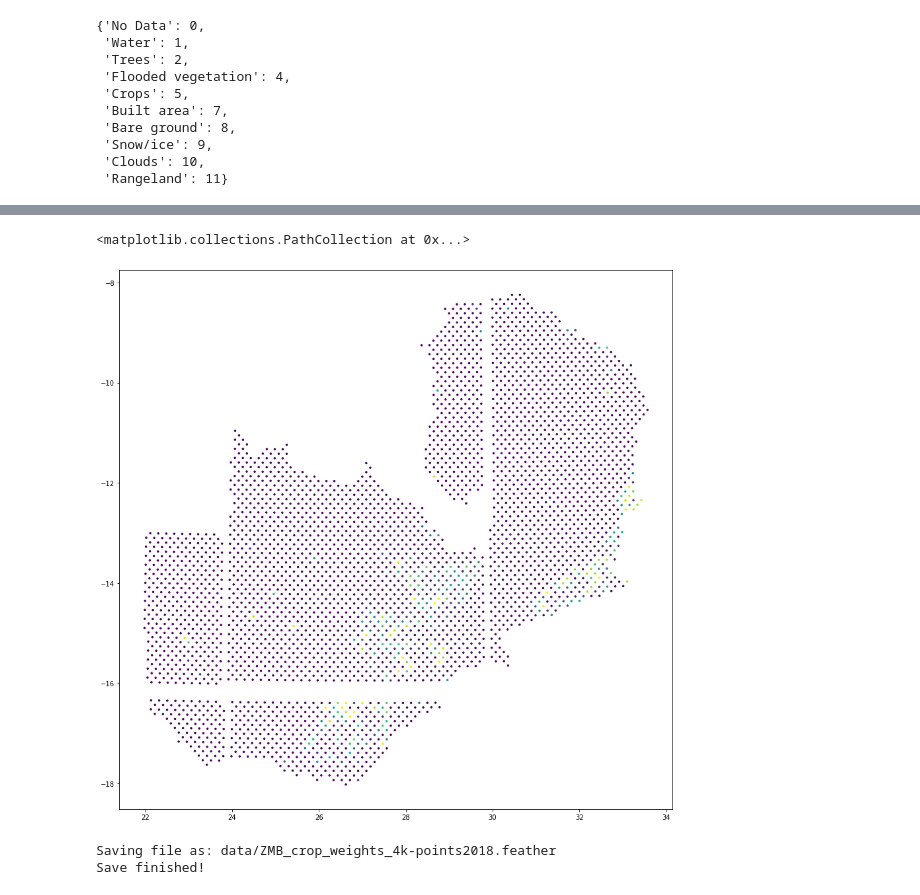
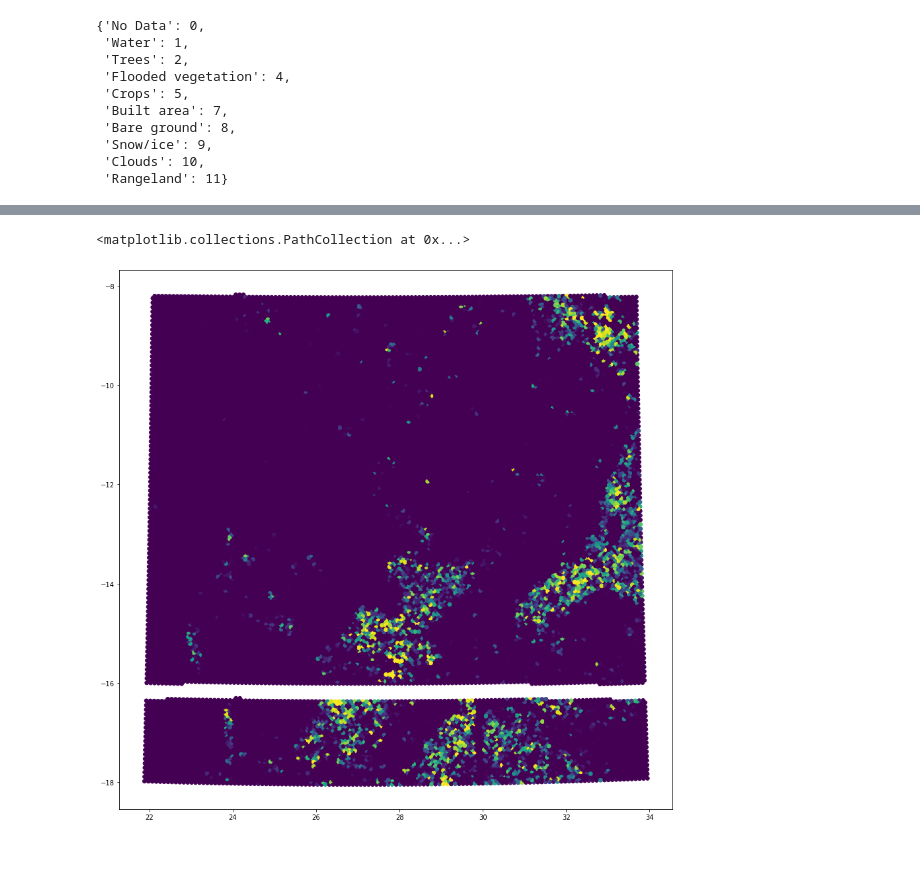
Before and after one commit to cropmosaiks/Featurization, a Jupyter notebook: land_cover_9_class.ipynb, the cells around one changed output, grey strips where cells are left out. Saved outputs shown, nothing was run; the diff lists cells and outputs as text; code cells hidden in the pictures; blank space fills up the shorter version.

```diff
--- a/land_cover_9_class.ipynb
+++ b/land_cover_9_class.ipynb
@@ -49,9 +52,6 @@ cell_size = 5000
 # %% [markdown]
 ## Create grid and sample points to classify
 # %%
-geodetic_epsg = 'EPSG:4326'
-projected_epsg = 'EPSG:20935'
-
 africa = geopandas.read_file('data/africa_adm0.geojson')
 boundary = africa[africa.adm0_a3 == country]
 
@@ -87,7 +87,8 @@ grid['y'] = grid.groupby(['lat']).ngroup() + 1
 grid['includepoint'] = (grid.y + grid.x) % 2 == 0
 grid = grid[grid.includepoint]
 
-gdf = grid[grid.within(boundary_prj.unary_union)]
+# gdf = grid[grid.within(boundary_prj.unary_union)]
+gdf = grid.copy()
 gdf = gdf.to_crs(geodetic_epsg)
 gdf['lon'] = gdf.geometry.x
 gdf['lat'] = gdf.geometry.y
@@ -104,12 +105,6 @@ gdf["hd"] = hd
 gdf = gdf.sort_values("hd")
 
 dgdf = dask_geopandas.from_geopandas(gdf, npartitions=NPARTITIONS, sort=False)
-# %%
-catalog = pystac_client.Client.open(
-    "https://planetarycomputer.microsoft.com/api/stac/v1/"
-)
-# point = {"type": "Point", "coordinates": [-112.107676, 36.101690]}
-# search = catalog.search(collections=["nasadem"], intersects=point, limit=1)
 # %%
 def query(points):
     """
@@ -225,16 +219,41 @@ class CustomDataset(Dataset):
 
         lon, lat = self.points[idx]
         fn = self.fns[idx]
+        if lat < 0:
+            if lon >= 6.0 and lon < 12.0:
+                epsg = 32732
+            elif lon >= 12.0 and lon < 18.0:
+                epsg = 32733
+            elif lon >= 18.0 and lon < 24.0:
+                epsg = 32734
+            elif lon >= 24.0 and lon < 30.0:
+                epsg = 32735
+            elif lon >= 30.0 and lon < 36.0:
+                epsg = 32736
+            elif lon >= 36.0 and lon < 42.0:
+                epsg = 32737
+            elif lon >= 42.0 and lon < 48.0:
+                epsg = 32738
+            else:
+                epsg = 32739
+        else:
+            pass
 
         if fn is None:
             return None
         else:
             point_geom = shapely.geometry.mapping(shapely.geometry.Point(lon, lat))
 
+
+
             with rasterio.Env():
                 with rasterio.open(fn, "r") as f:
                     point_geom = rasterio.warp.transform_geom(
-                        "epsg:4326", f.crs.to_string(), point_geom
+                        "epsg:4326",
+                        epsg,
+                        # projected_epsg,
+                        # f.crs.to_string(),
+                        point_geom
                     )
                     point_shape = shapely.geometry.shape(point_geom)
                     mask_shape = point_shape.buffer(self.buffer).envelope
@@ -250,3 +269,4 @@ class CustomDataset(Dataset):
             out_image = out_image.squeeze()
             out_image = torch.from_numpy(out_image).float()
             return out_image
+            # return f.crs
@@ -255,7 +280,7 @@ dataset = CustomDataset(points, matching_urls)
 
 dataloader = DataLoader(
     dataset,
-    batch_size=8,
+    batch_size=16,
     shuffle=False,
     num_workers=os.cpu_count()*2,
     collate_fn=lambda x: x,
@@ -294,16 +321,13 @@ crops = pd.DataFrame({'crop_perc': x_all.squeeze()})
 crops[["lon", "lat"]] = points.tolist()
 # %%
 plt.figure(figsize = (15,15))
-plt.scatter(crops.lon, crops.lat, c = crops.crop_perc, cmap = 'viridis', s = 6, alpha = 1)
+plt.scatter(crops.lon, crops.lat, c = crops.crop_perc, cmap = 'viridis', s = 34, alpha = 1)
 # %% [output]
 <matplotlib.collections.PathCollection at 0x...>
-[figure, old version]
+[figure, new version]
 # %%
 #Save the crop_weights to a feather file
-file_name = f'data/{country}_crop_weights_{len(points)/1000:0.0f}k-points{year}.feather'
-print("Saving file as:", file_name)
-crops.to_feather(file_name)
-print("Save finished!")
+# file_name = f'data/{country}_crop_weights_{len(points)/1000:0.0f}k-points_{year}.feather'
+# print("Saving file as:", file_name)
+# crops.to_feather(file_name)
+# print("Save finished!")
-# %% [output]
-Saving file as: data/ZMB_crop_weights_4k-points2018.feather
-Save finished!
```
Also changed, not shown: parts of 9 cells of this notebook, 2 other files.
